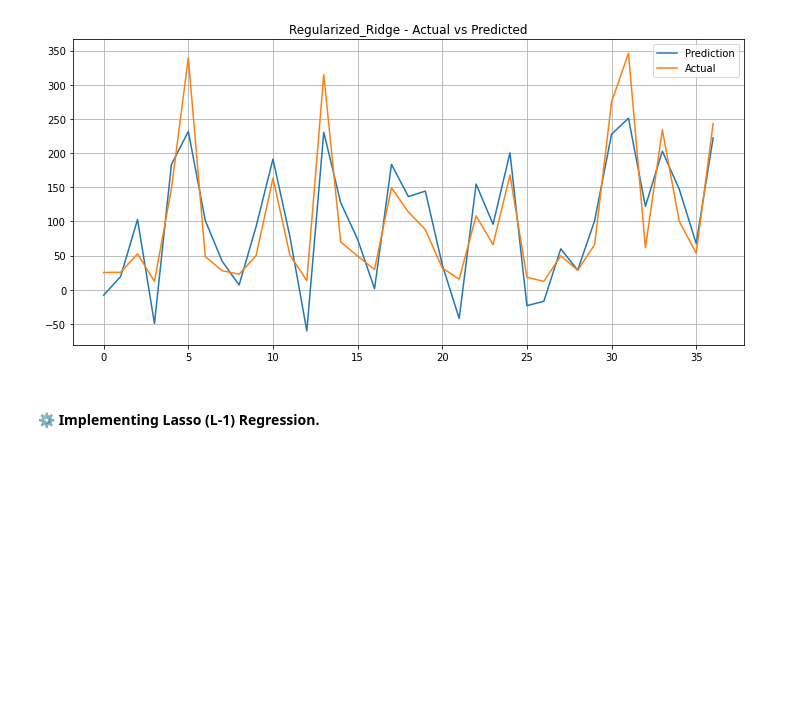
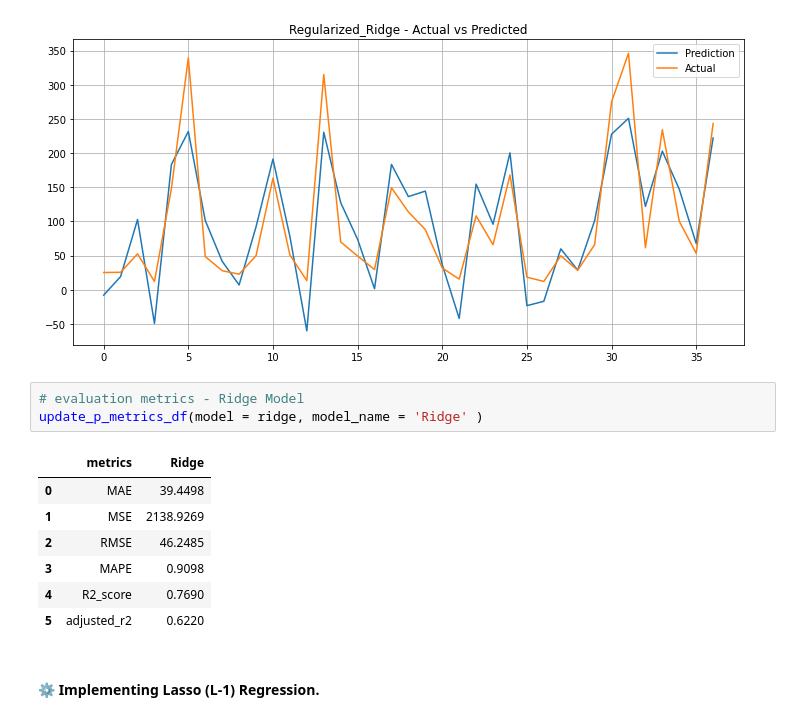
Before and after one commit to ashish-mali/Regression-Yes-Bank-Stock-Closing-Price-Prediction, a Jupyter notebook: Yes_Bank_Stock_Closing_Price_Prediction_Capstone_Project.ipynb, the cells around one changed output. Saved outputs shown, nothing was run; the diff lists cells and outputs as text; blank space fills up the shorter version.

```diff
--- a/Yes_Bank_Stock_Closing_Price_Prediction_Capstone_Project.ipynb
+++ b/Yes_Bank_Stock_Closing_Price_Prediction_Capstone_Project.ipynb
@@ -2621,6 +2554,17 @@ plt.figure(figsize = (10,5))
 plot_actual_vs_pred(model = ridge, model_name = 'Regularized_Ridge')
 # %% [output]
 [figure]
+# %%
+# evaluation metrics - Ridge Model
+update_p_metrics_df(model = ridge, model_name = 'Ridge' )
+# %% [output]
+|  | metrics | Ridge |
+| 0 | MAE | 39.4498 |
+| 1 | MSE | 2138.9269 |
+| 2 | RMSE | 46.2485 |
+| 3 | MAPE | 0.9098 |
+| 4 | R2_score | 0.7690 |
+| 5 | adjusted_r2 | 0.6220 |
 # %% [markdown]
 #### ⚙ Implementing Lasso (L-1) Regression.
 # %%
```
Also changed, not shown: parts of 82 cells of this notebook.
